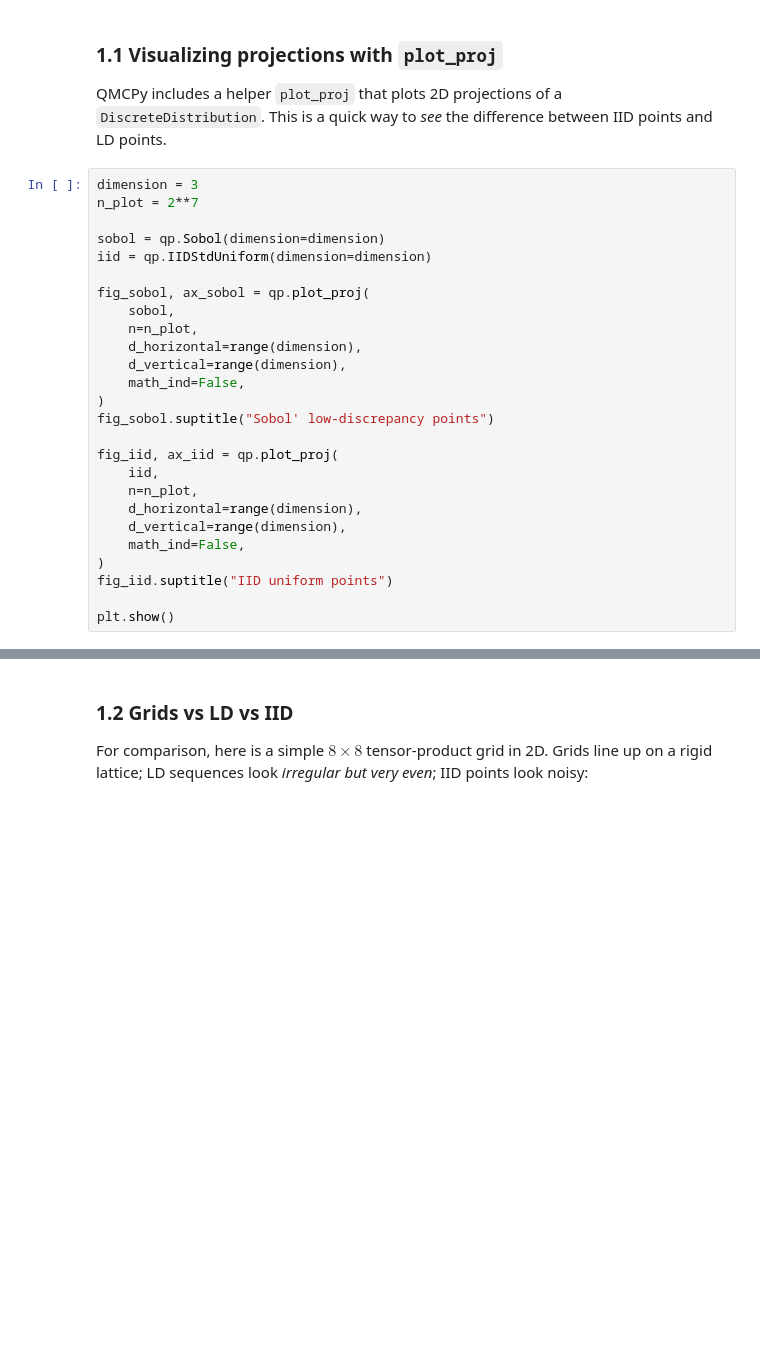
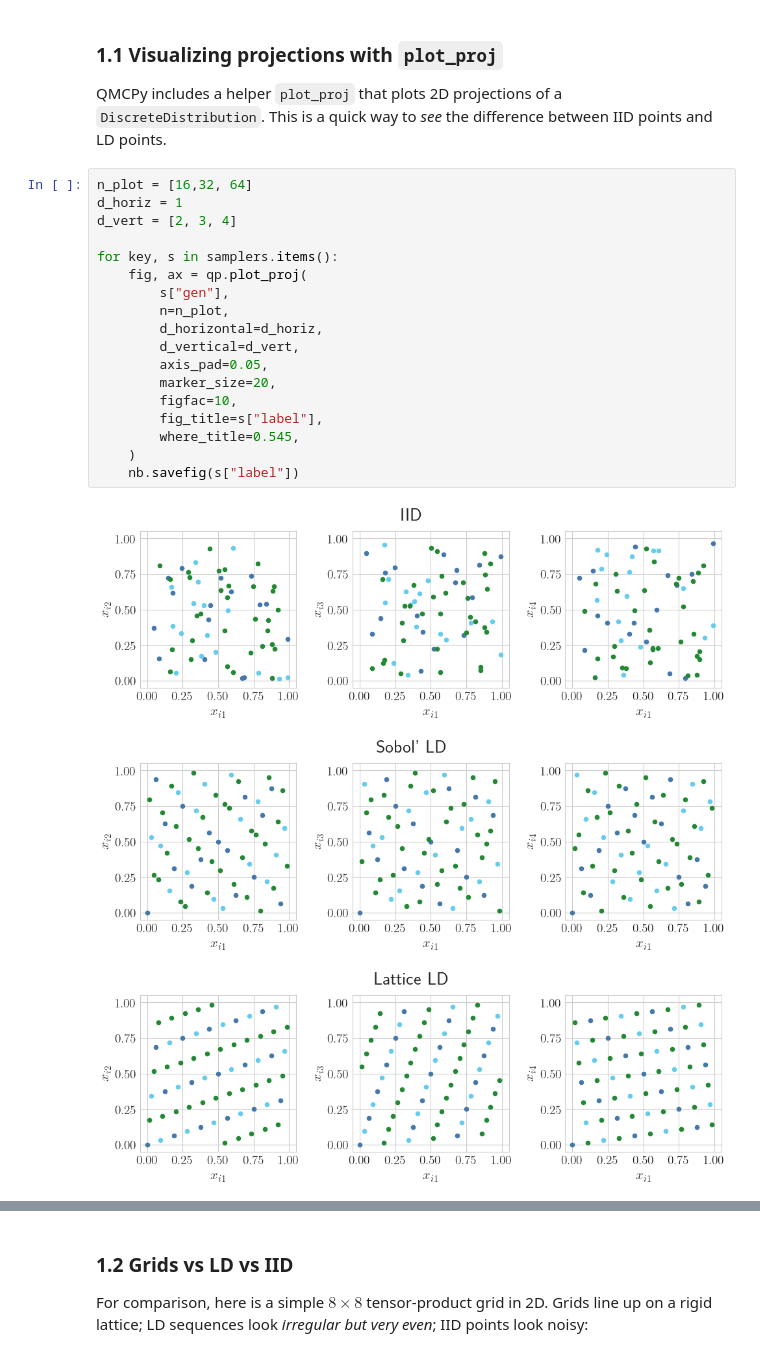
Before and after one commit to QMCSoftware/MATH565Fall2025, a Jupyter notebook: notebooks/QMCPy_Introduction.ipynb, the cells around one changed output, grey strips where cells are left out. Saved outputs shown, nothing was run; the diff lists cells and outputs as text; blank space fills up the shorter version.

```diff
--- a/notebooks/QMCPy_Introduction.ipynb
+++ b/notebooks/QMCPy_Introduction.ipynb
@@ -71,28 +135,24 @@ By contrast, for IID points the columns are exchangeable – permuting coordinat
 QMCPy includes a helper `plot_proj` that plots 2D projections of a `DiscreteDistribution`.
 This is a quick way to *see* the difference between IID points and LD points.
 # %%
-dimension = 3
-n_plot = 2**7
+n_plot = [16,32, 64]
+d_horiz = 1
+d_vert = [2, 3, 4]
 
-sobol = qp.Sobol(dimension=dimension)
-iid = qp.IIDStdUniform(dimension=dimension)
-
-fig_sobol, ax_sobol = qp.plot_proj(
-    sobol,
-    n=n_plot,
-    d_horizontal=range(dimension),
-    d_vertical=range(dimension),
-    math_ind=False,
-)
-fig_sobol.suptitle("Sobol' low‑discrepancy points")
-
-fig_iid, ax_iid = qp.plot_proj(
-    iid,
-    n=n_plot,
-    d_horizontal=range(dimension),
-    d_vertical=range(dimension),
-    math_ind=False,
-)
-fig_iid.suptitle("IID uniform points")
-
-plt.show()
+for key, s in samplers.items():
+    fig, ax = qp.plot_proj(
+        s["gen"],
+        n=n_plot,
+        d_horizontal=d_horiz,
+        d_vertical=d_vert,
+        axis_pad=0.05,
+        marker_size=20,
+        figfac=10,
+        fig_title=s["label"],
+        where_title=0.545,
+    )
+    nb.savefig(s["label"])
+# %% [output]
+[figure, added]
+[figure, added]
+[figure, added]
```
Also changed, not shown: parts of 7 cells of this notebook, 7 other files.
